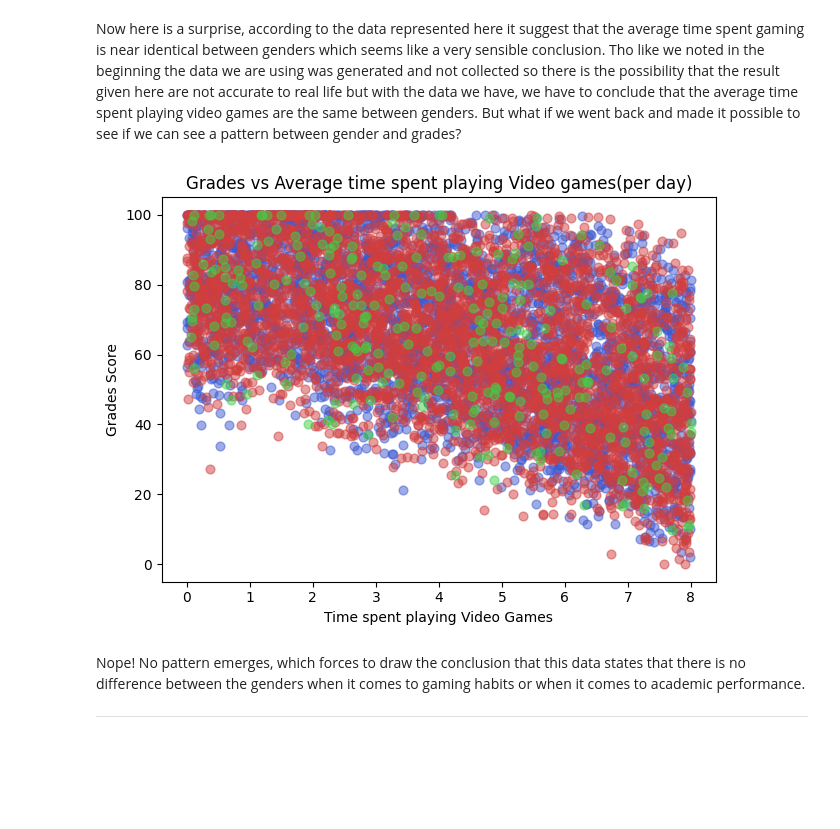
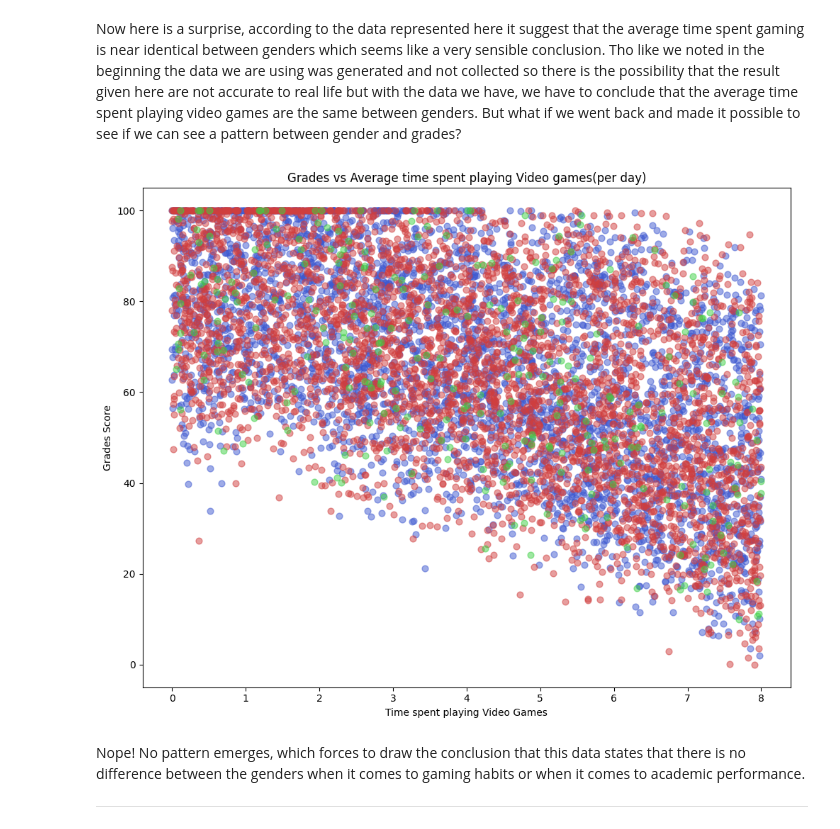
Before and after one commit to Chim-Cham/kk1-pythonAnalysis, a Jupyter notebook: notebook.ipynb, the cells around one changed output. Cells and saved outputs as stored; diff of their text form; code cells hidden in the pictures; blank space fills up the shorter version.

```diff
--- a/notebook.ipynb
+++ b/notebook.ipynb
@@ -213,20 +213,20 @@ plt.show()
 # %% [markdown]
 Now here is a surprise, according to the data represented here it suggest that the average time spent gaming is near identical between genders which seems like a very sensible conclusion. Tho like we noted in the beginning the data we are using was generated and not collected so there is the possibility that the result given here are not accurate to real life but with the data we have, we have to conclude that the average time spent playing video games are the same between genders. But what if we went back and made it possible to see if we can see a pattern between gender and grades?
 # %%
-fix, ax = plt.subplots()
+fix, ax = plt.subplots(1, 1, figsize=(10, 8))
 
 colors = {'Male' : "#d13e3e", 'Female' : "#3e59d1", 'Other' : "#3ed145"}
 for gender, group in dataset.dropna(subset=['grades']).groupby('gender'):
     ax.scatter(group['gaming_hours'], group['grades'], color=colors[gender], alpha=0.50, s=40, label=gender)
 ax.set_title('Grades vs Average time spent playing Video games(per day)')
 ax.set_xlabel('Time spent playing Video Games')
 ax.set_ylabel('Grades Score')
 
 
 plt.tight_layout()
 plt.show()
 # %% [output]
-[figure, old version]
+[figure, new version]
 # %% [markdown]
 Nope! No pattern emerges, which forces to draw the conclusion that this data states that there is no difference between the genders when it comes to gaming habits or when it comes to academic performance.
 
```
Also changed, not shown: parts of 3 cells of this notebook.
